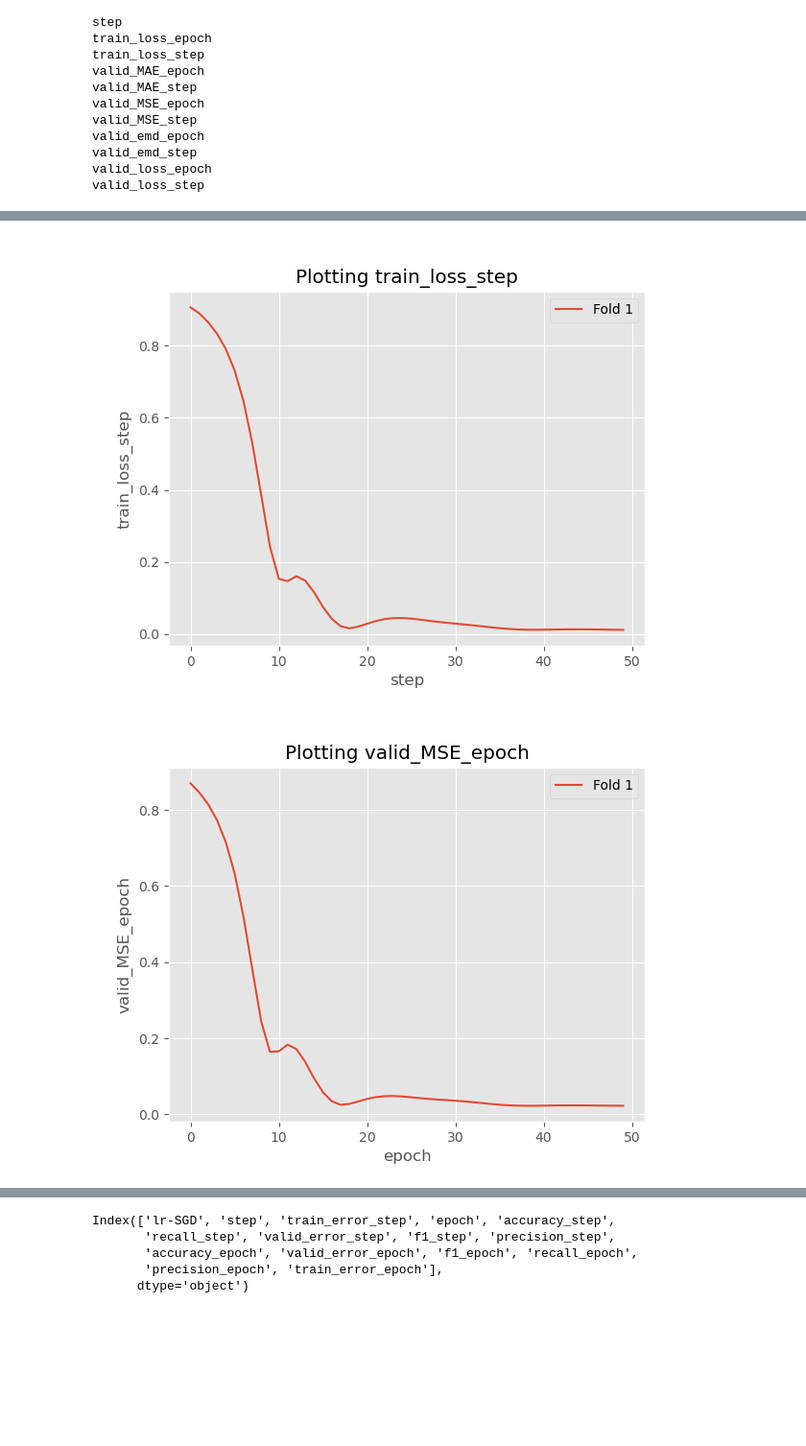
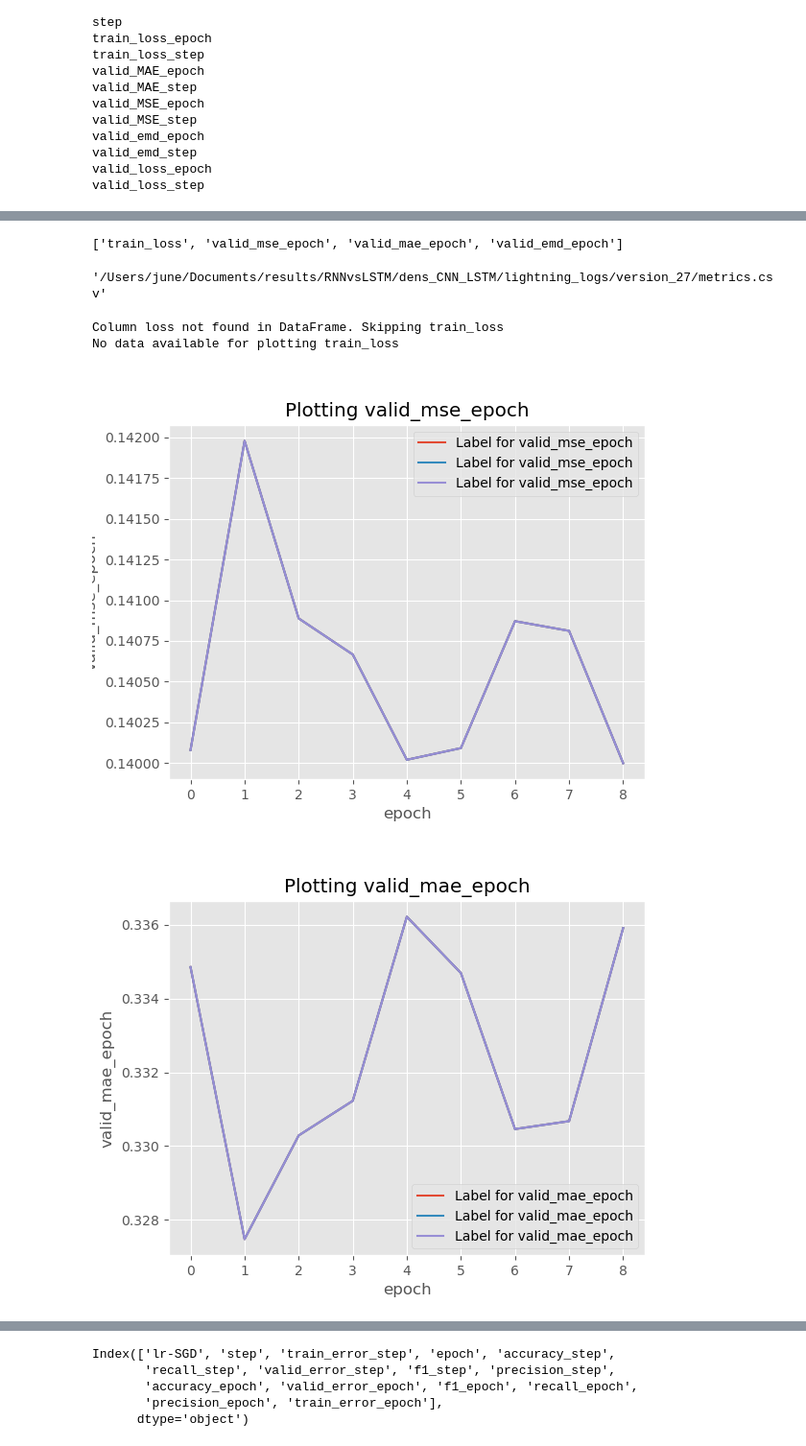
Before and after one commit to junee010122/all_projects, a Jupyter notebook: CNT_LSTM/utils/visualize_loss-Copy1.ipynb, the cells around one changed output, grey strips where cells are left out. Shown at 96% size. Cells and saved outputs as stored; diff of their text form; code cells hidden in the pictures; blank space fills up the shorter version.

```diff
--- a/CNT_LSTM/utils/visualize_loss-Copy1.ipynb
+++ b/CNT_LSTM/utils/visualize_loss-Copy1.ipynb
@@ -12,7 +12,7 @@ plt.style.use("ggplot")
 # Create: User Parameters
 # path_results = "/Users/june/Documents/results/lightning/lightning_logs/version_7/
 
-path_root = "/Users/june/Documents/results/RNNvsLSTM/LSTM/lightning_logs"
+path_root = "/Users/june/Documents/results/RNNvsLSTM/CNN_LSTM/lightning_logs"
 
 path_list = []
 for i, ele in enumerate(os.listdir(path_root)):
@@ -96,0 +181,2 @@ def plot_data(x_vals, y_vals, title,
+# %%
+path_list = path_list[-7]
@@ -96,0 +193,8 @@ def plot_data(x_vals, y_vals, title,
+# %%
+target_names = ["train_loss", "valid_MSE_epoch", "valid_MAE_epoch", "valid_emd_epoch"]
+
+
+all_data = {name: [] for name in target_names}
+
+
+data = load_data(fold)
@@ -97,36 +223,51 @@ def plot_data(x_vals, y_vals, title,
+# %%
+target_names
+# %% [output]
+['train_loss', 'valid_mse_epoch', 'valid_mae_epoch', 'valid_emd_epoch']
+# %%
+path_list
+# %% [output]
+'/Users/june/Documents/results/RNNvsLSTM/dens_CNN_LSTM/lightning_logs/version_27/metrics.csv'
 # %%
-target_names = ["train_loss_step", "valid_MSE_epoch", "valid_MAE_epoch", "valid_emd_epoch"]
+import pandas as pd
+import matplotlib.pyplot as plt
 
-all_data = {name: [] for name in target_names}
+# Assuming 'load_data' and 'path_list' are properly defined
+data = load_data(path_list)  # Make sure this function and path_list are correctly set
 
-for fold_idx, fold in enumerate(path_list):
-    data = load_data(fold)
-    for name in target_names:
-        df = data.dropna(subset=[name])
-
+for name in target_names:
+    if name in data.columns:  # Check if target name is in DataFrame columns
+        df = data.dropna(subset=[name])  # Drop NaN values in the current target column
         if "lr" in name:
             tag = "epoch"
             x_vals = list(range(df.shape[0]))
         else:
-            tag = name.split("_")[-1]
-            x_vals = df[tag]
+            tag = name.split("_")[-1]  # Get the suffix like 'epoch'
+            if tag in df.columns:  # Check if this column exists
+                x_vals = df[tag]
+            else:
+                print(f"Column {tag} not found in DataFrame. Skipping {name}")
+                continue
+        y_vals = df[name]
+        all_data[name].append((x_vals, y_vals, 'Label for ' + name))
+    else:
+        print(f"Column {name} not found in DataFrame. Skipping {name}")
 
-        y_vals = df[name]
-
-        all_data[name].append((x_vals, y_vals, f"Fold {fold_idx+1}"))
-
-# Plot data from all folds for each target name
+# Plotting the data
 for name in target_names:
-    plt.figure()
-    plt.title("Plotting %s" % name)
-    plt.xlabel("%s" % ("epoch" if "lr" in name else name.split("_")[-1]))
-    plt.ylabel("%s" % name)
-    y_lim = (-0.005, 1.05) if "accuracy" in name else None
-    for fold_data in all_data[name]:
-        x_vals, y_vals, label = fold_data
-        plt.plot(x_vals, y_vals, label=label)
-    plt.legend()
-    plt.show()
+    if name in all_data and all_data[name]:  # Check if data exists for plotting
+        plt.figure()
+        plt.title(f"Plotting {name}")
+        plt.xlabel("Epoch" if "lr" in name else name.split("_")[-1])
+        plt.ylabel(name)
+        for x_vals, y_vals, label in all_data[name]:
+            plt.plot(x_vals, y_vals, label=label)
+        plt.legend()
+        plt.show()
+    else:
+        print(f"No data available for plotting {name}")
 # %% [output]
+Column loss not found in DataFrame. Skipping train_loss
+No data available for plotting train_loss
-[figure, old version]
+[figure, new version]
-[figure, old version]
+[figure, new version]
```
Also changed, not shown: parts of 21 cells of this notebook, 12 other files.
